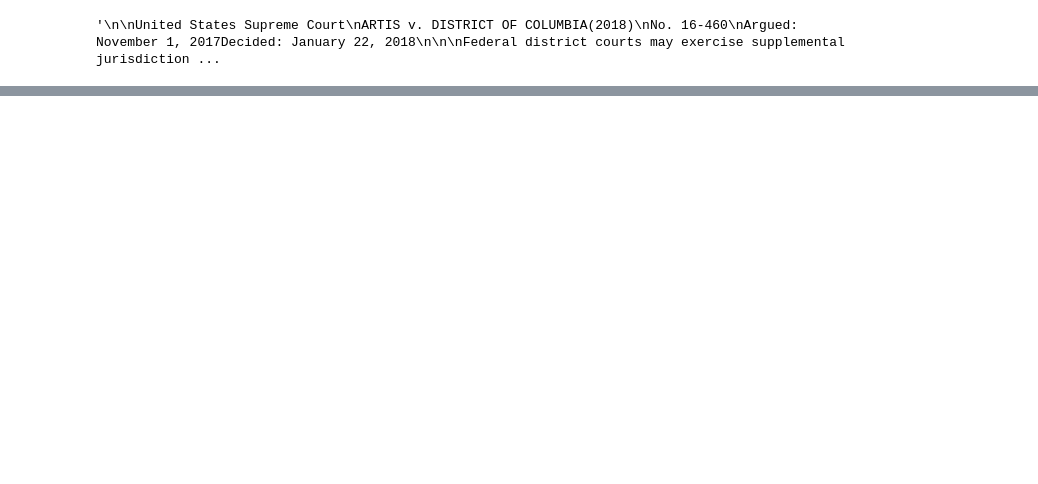
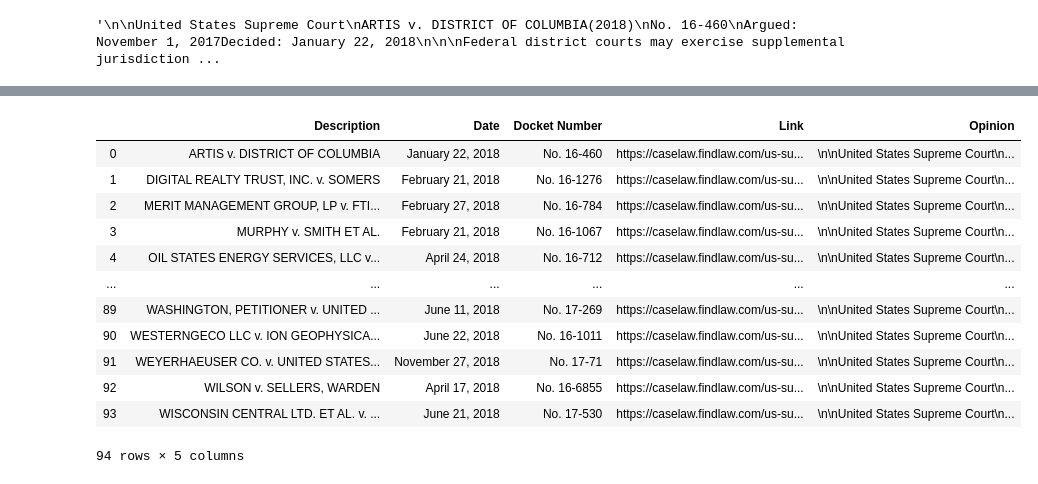
Before and after one commit to jaxadeo/supreme_court_scraper, a Jupyter notebook: SupremeCourt.ipynb, the cells around one changed output, grey strips where cells are left out. Cells and saved outputs as stored; diff of their text form; code cells hidden in the pictures; blank space fills up the shorter version.

```diff
--- a/SupremeCourt.ipynb
+++ b/SupremeCourt.ipynb
@@ -45,0 +51,18 @@ case_scraper.case_scraper(c2018["Link"][0])
+# %%
+c2018["Opinion"] = c2018["Link"].apply(case_scraper.case_scraper)
+# %%
+c2018
+# %% [output]
+|  | Description | Date | Docket Number | Link | Opinion |
+| 0 | ARTIS v. DISTRICT OF COLUMBIA | January 22, 2018 | No. 16-460 | https://caselaw.findlaw.com/us-su... | \n\nUnited States Supreme Court\n... |
+| 1 | DIGITAL REALTY TRUST, INC. v. SOMERS | February 21, 2018 | No. 16-1276 | https://caselaw.findlaw.com/us-su... | \n\nUnited States Supreme Court\n... |
+| 2 | MERIT MANAGEMENT GROUP, LP v. FTI... | February 27, 2018 | No. 16-784 | https://caselaw.findlaw.com/us-su... | \n\nUnited States Supreme Court\n... |
+| 3 | MURPHY v. SMITH ET AL. | February 21, 2018 | No. 16-1067 | https://caselaw.findlaw.com/us-su... | \n\nUnited States Supreme Court\n... |
+| 4 | OIL STATES ENERGY SERVICES, LLC v... | April 24, 2018 | No. 16-712 | https://caselaw.findlaw.com/us-su... | \n\nUnited States Supreme Court\n... |
+| ... | ... | ... | ... | ... | ... |
+| 89 | WASHINGTON, PETITIONER v. UNITED ... | June 11, 2018 | No. 17-269 | https://caselaw.findlaw.com/us-su... | \n\nUnited States Supreme Court\n... |
+| 90 | WESTERNGECO LLC v. ION GEOPHYSICA... | June 22, 2018 | No. 16-1011 | https://caselaw.findlaw.com/us-su... | \n\nUnited States Supreme Court\n... |
+| 91 | WEYERHAEUSER CO. v. UNITED STATES... | November 27, 2018 | No. 17-71 | https://caselaw.findlaw.com/us-su... | \n\nUnited States Supreme Court\n... |
+| 92 | WILSON v. SELLERS, WARDEN | April 17, 2018 | No. 16-6855 | https://caselaw.findlaw.com/us-su... | \n\nUnited States Supreme Court\n... |
+| 93 | WISCONSIN CENTRAL LTD. ET AL. v. ... | June 21, 2018 | No. 17-530 | https://caselaw.findlaw.com/us-su... | \n\nUnited States Supreme Court\n... |
+94 rows × 5 columns
```
Also changed, not shown: parts of 9 cells of this notebook, 1 other file.
